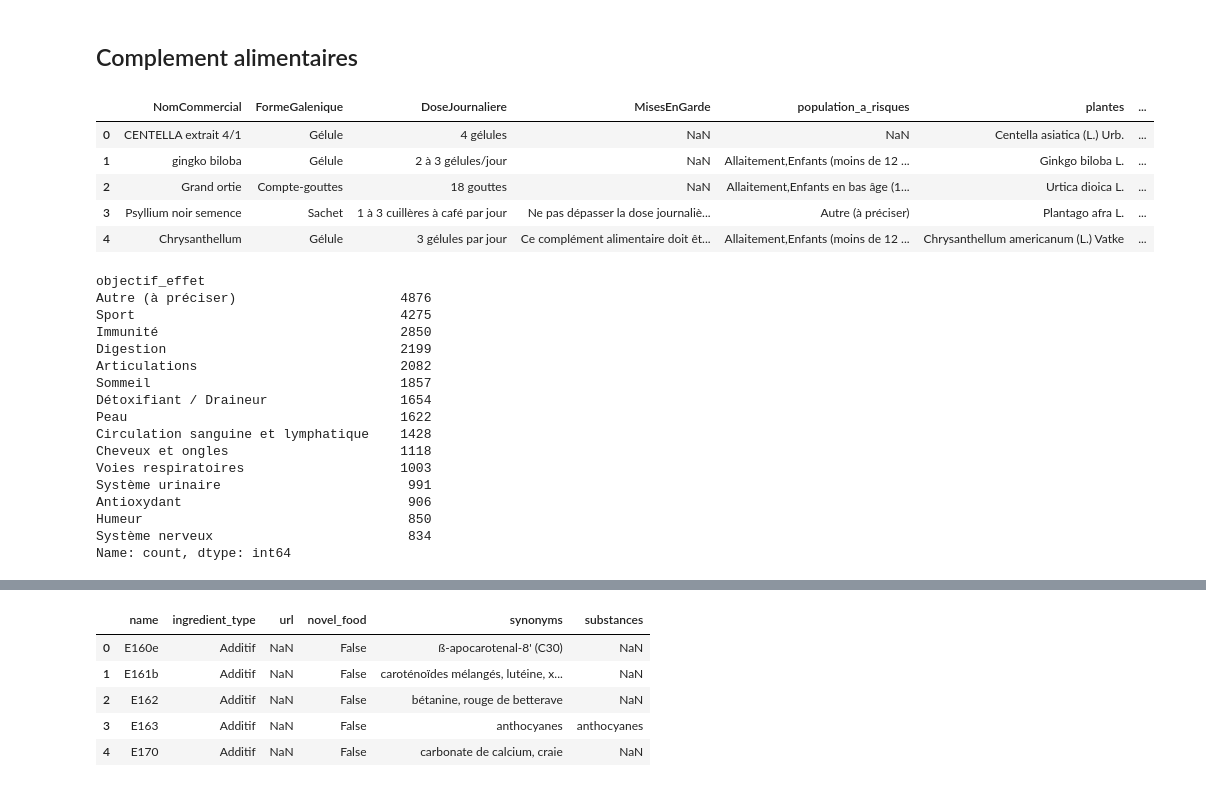
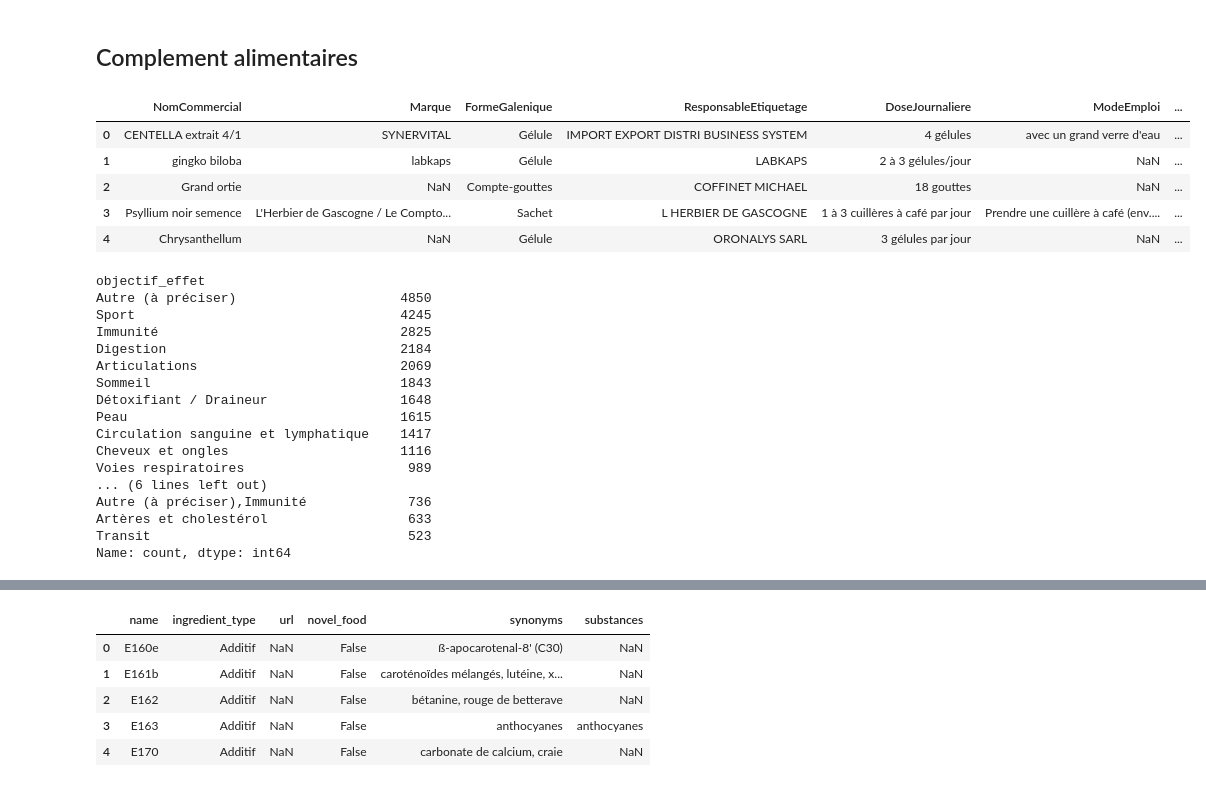
Before and after one commit to RamiroHR/hackathon_complements_alimentaires, a Jupyter notebook: Data_Exploration.ipynb, the cells around one changed output, grey strips where cells are left out. Cells and saved outputs as stored; diff of their text form; code cells hidden in the pictures.

```diff
--- a/Data_Exploration.ipynb
+++ b/Data_Exploration.ipynb
@@ -9,40 +13,44 @@ import seaborn as sns
 # %%
 path = './data/'
 filename = 'liste-des-complements-alimentaires-declares.csv'
 df_complements = pd.read_csv(path + filename, sep =';')
 
 
 # simplify the dataset
-cols_to_drop = ['Marque', 'ResponsableEtiquetage', 'Gamme', 'Aromes', 'parties_plantes', 'familles_plantes', 'ModeEmploi']
-df_complements.drop(cols_to_drop, axis=1, inplace=True)
+# cols_to_drop = ['Marque', 'ResponsableEtiquetage', 'Gamme', 'Aromes', 'parties_plantes', 'familles_plantes'] #'ModeEmploi'
+# df_complements.drop(cols_to_drop, axis=1, inplace=True)
+
+
+# drop duplicates
+df_complements.drop_duplicates(inplace=True)
 
 
 # visualize
 df_complements.head()
 # %% [output]
-|  | NomCommercial | FormeGalenique | DoseJournaliere | MisesEnGarde | population_a_risques | plantes | ... |
-| 0 | CENTELLA extrait 4/1 | Gélule | 4 gélules | NaN | NaN | Centella asiatica (L.) Urb. | ... |
-| 1 | gingko biloba | Gélule | 2 à 3 gélules/jour | NaN | Allaitement,Enfants (moins de 12 ... | Ginkgo biloba L. | ... |
-| 2 | Grand ortie | Compte-gouttes | 18 gouttes | NaN | Allaitement,Enfants en bas âge (1... | Urtica dioica L. | ... |
-| 3 | Psyllium noir semence | Sachet | 1 à 3 cuillères à café par jour | Ne pas dépasser la dose journaliè... | Autre (à préciser) | Plantago afra L. | ... |
-| 4 | Chrysanthellum | Gélule | 3 gélules par jour | Ce complément alimentaire doit êt... | Allaitement,Enfants (moins de 12 ... | Chrysanthellum americanum (L.) Vatke | ... |
+|  | NomCommercial | Marque | FormeGalenique | ResponsableEtiquetage | DoseJournaliere | ModeEmploi | ... |
+| 0 | CENTELLA extrait 4/1 | SYNERVITAL | Gélule | IMPORT EXPORT DISTRI BUSINESS SYSTEM | 4 gélules | avec un grand verre d'eau | ... |
+| 1 | gingko biloba | labkaps | Gélule | LABKAPS | 2 à 3 gélules/jour | NaN | ... |
+| 2 | Grand ortie | NaN | Compte-gouttes | COFFINET MICHAEL | 18 gouttes | NaN | ... |
+| 3 | Psyllium noir semence | L'Herbier de Gascogne / Le Compto... | Sachet | L HERBIER DE GASCOGNE | 1 à 3 cuillères à café par jour | Prendre une cuillère à café (env.... | ... |
+| 4 | Chrysanthellum | NaN | Gélule | ORONALYS SARL | 3 gélules par jour | NaN | ... |
 # %%
-df_complements['objectif_effet'].value_counts().head(15)
+df_complements['objectif_effet'].value_counts().head(20)
 # %% [output]
 objectif_effet
-Autre (à préciser)                     4876
-Sport                                  4275
-Immunité                               2850
-Digestion                              2199
-Articulations                          2082
-Sommeil                                1857
-Détoxifiant / Draineur                 1654
-Peau                                   1622
-Circulation sanguine et lymphatique    1428
-Cheveux et ongles                      1118
-Voies respiratoires                    1003
-Système urinaire                        991
-Antioxydant                             906
-Humeur                                  850
-Système nerveux                         834
+Autre (à préciser)                     4850
+Sport                                  4245
+Immunité                               2825
+Digestion                              2184
+Articulations                          2069
+Sommeil                                1843
+Détoxifiant / Draineur                 1648
+Peau                                   1615
+Circulation sanguine et lymphatique    1417
+Cheveux et ongles                      1116
+Voies respiratoires                     989
+... (6 lines left out)
+Autre (à préciser),Immunité             736
+Artères et cholestérol                  633
+Transit                                 523
 Name: count, dtype: int64
```
Also changed, not shown: parts of 41 cells of this notebook.
